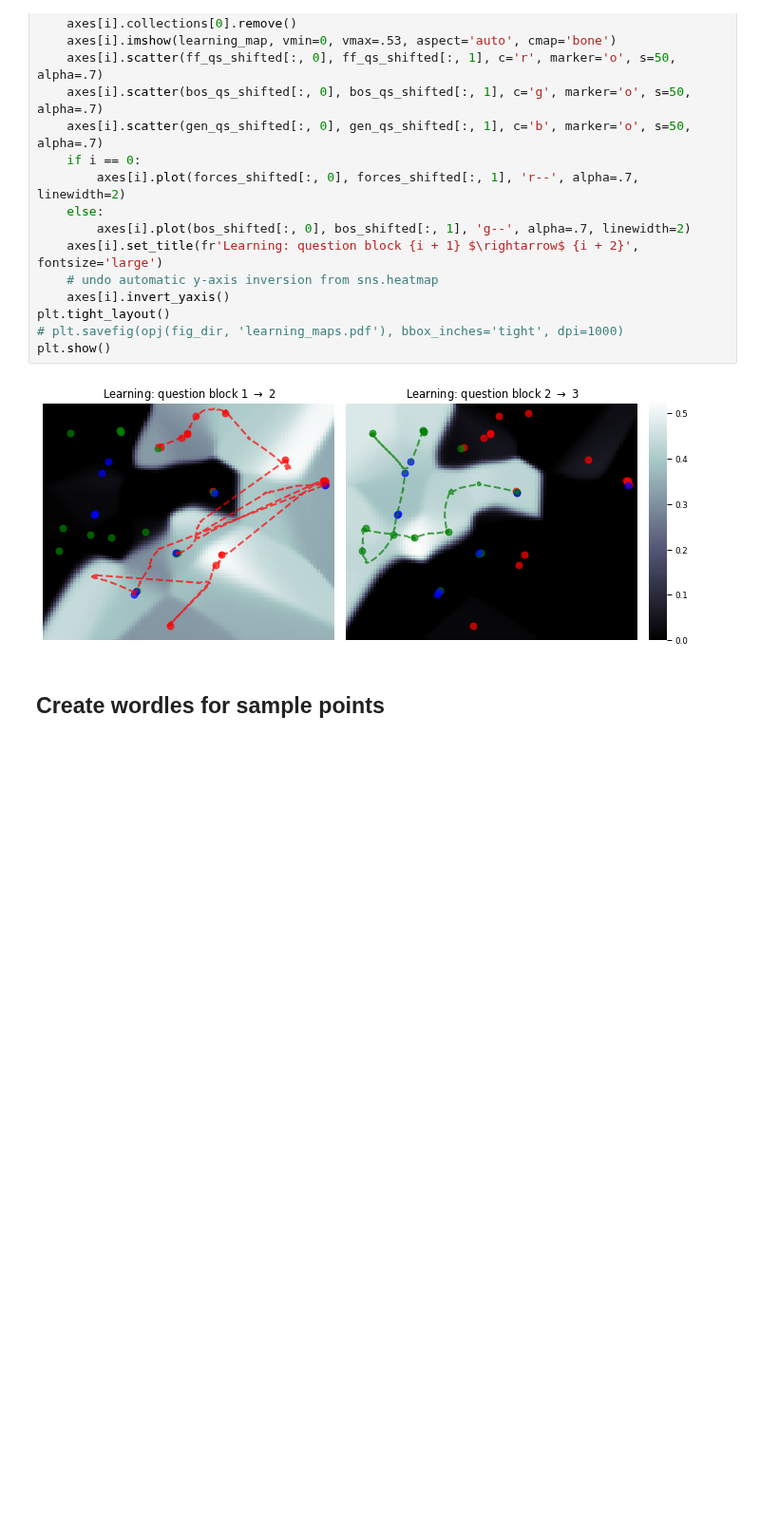
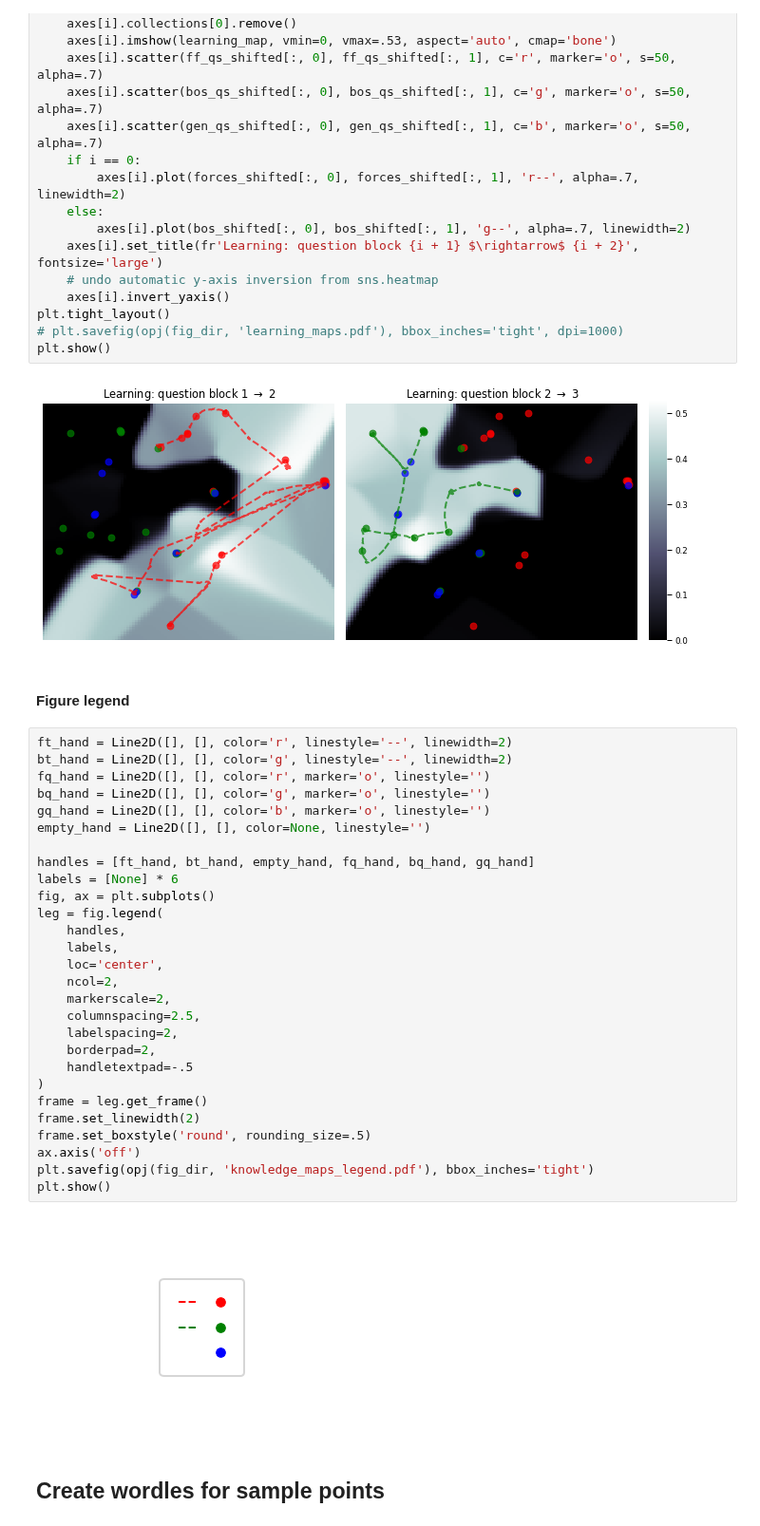
Before and after one commit to ContextLab/efficient-learning-khan, a Jupyter notebook: code/notebooks/knowledge-maps.ipynb, the cells around one changed output. Shown at 95% size. Drawn from its saved outputs; the diff is of its cells as text; blank space fills up the shorter version.

Commit message:
manual legend code

```diff
--- a/code/notebooks/knowledge-maps.ipynb
+++ b/code/notebooks/knowledge-maps.ipynb
@@ -462,6 +458,38 @@ plt.tight_layout()
 plt.show()
 # %% [output]
 [figure]
+# %% [markdown]
+#### Figure legend
+# %%
+ft_hand = Line2D([], [], color='r', linestyle='--', linewidth=2)
+bt_hand = Line2D([], [], color='g', linestyle='--', linewidth=2)
+fq_hand = Line2D([], [], color='r', marker='o', linestyle='')
+bq_hand = Line2D([], [], color='g', marker='o', linestyle='')
+gq_hand = Line2D([], [], color='b', marker='o', linestyle='')
+empty_hand = Line2D([], [], color=None, linestyle='')
+
+handles = [ft_hand, bt_hand, empty_hand, fq_hand, bq_hand, gq_hand]
+labels = [None] * 6
+fig, ax = plt.subplots()
+leg = fig.legend(
+    handles,
+    labels,
+    loc='center',
+    ncol=2,
+    markerscale=2,
+    columnspacing=2.5,
+    labelspacing=2,
+    borderpad=2,
+    handletextpad=-.5
+)
+frame = leg.get_frame()
+frame.set_linewidth(2)
+frame.set_boxstyle('round', rounding_size=.5)
+ax.axis('off')
+plt.savefig(opj(fig_dir, 'knowledge_maps_legend.pdf'), bbox_inches='tight')
+plt.show()
+# %% [output]
+[figure, added]
 # %% [markdown]
 ## Create wordles for sample points
 # %%
```
Also changed, not shown: parts of 17 cells of this notebook.
